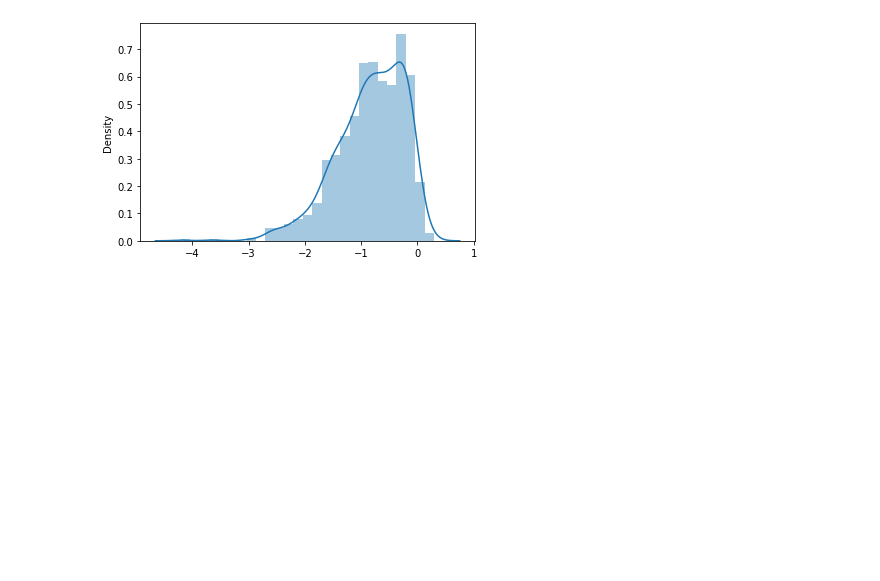
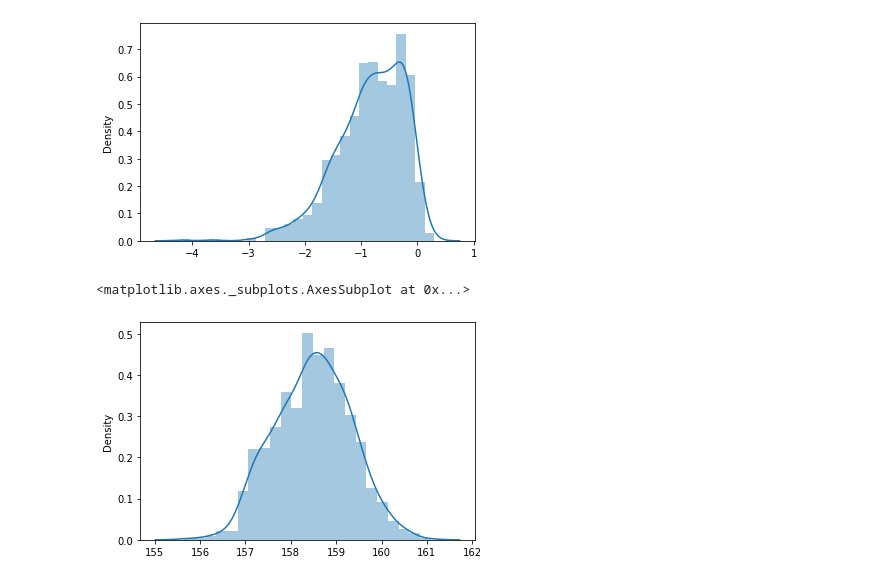
Before and after one commit to AndreyCesarVilacha/Statistic-PY, a Jupyter notebook: Fundamentals.ipynb, the cells around one changed output. Drawn from its saved outputs; the diff is of its cells as text; code cells hidden in the pictures; blank space fills up the shorter version.

Commit message:
Central limit theorem

```diff
--- a/Fundamentals.ipynb
+++ b/Fundamentals.ipynb
@@ -967,3 +968,17 @@ std_data = np.std(data)
 Z_data = (data - mean_data) / std_data
 #Checking the mean and standard deviation
 Z_data.mean(), np.std(Z_data)
+# %%
+#Central limit theorem
+
+#Genarate list of numbers from 126 to 192 with 500 elements
+heights = np.random.randint(126,192,500)
+
+#List of means
+means = [np.mean(np.random.randint(126,192,500)) for _ in range(1000)]
+
+#Proving the theorem
+sns.distplot(means)
+# %% [output]
+<matplotlib.axes._subplots.AxesSubplot at 0x...>
+[figure, added]
```
Also changed, not shown: parts of 1 cell of this notebook.
